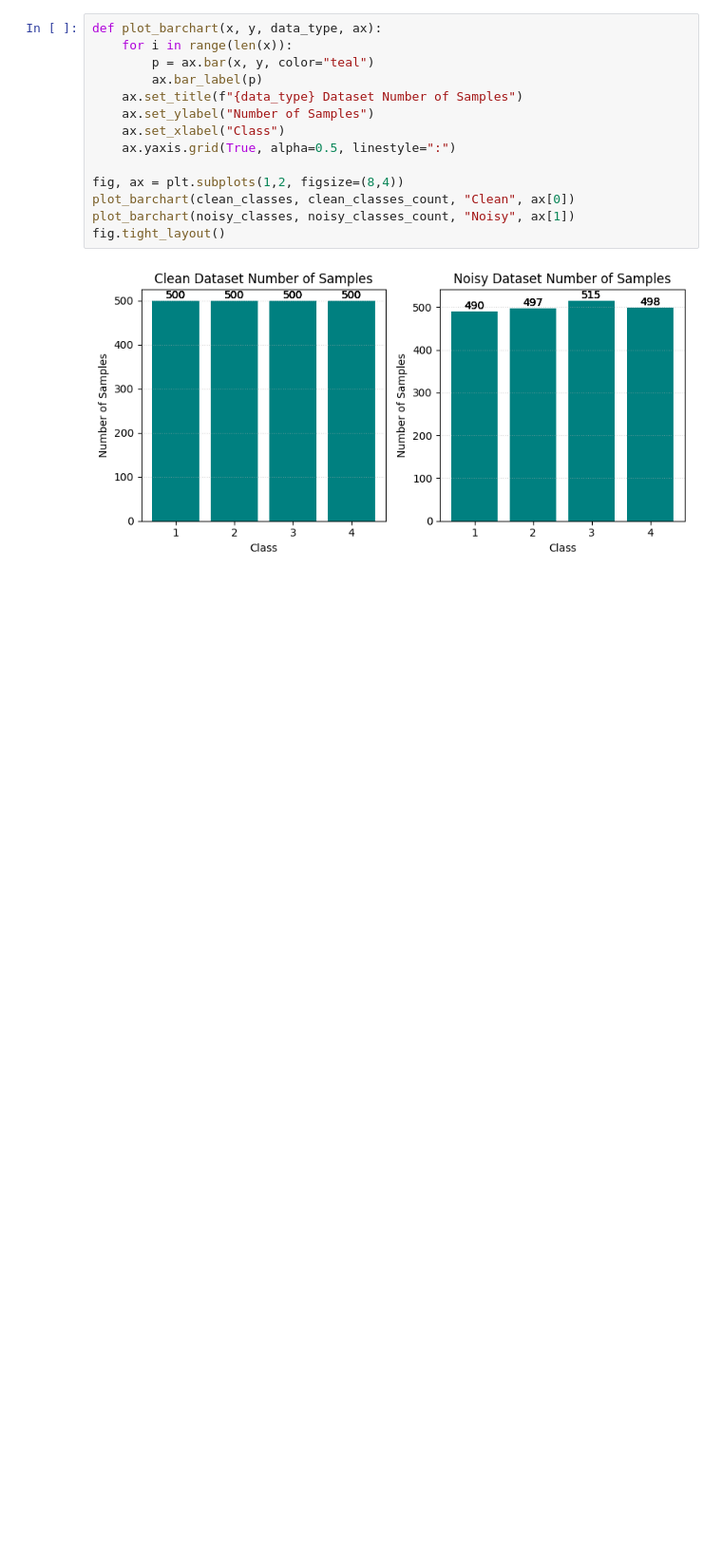
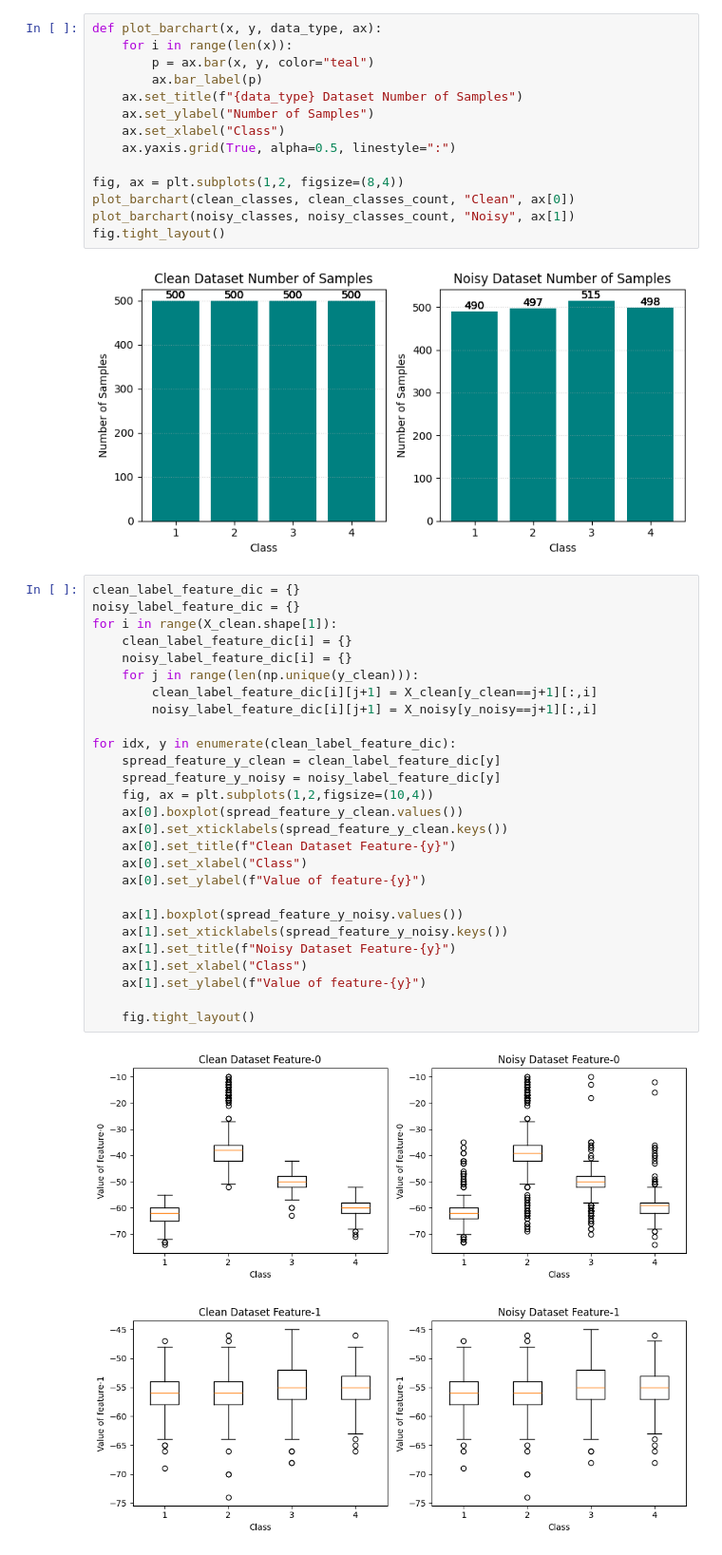
Before and after one commit to amin-abualhassan/intro2ml-cw1, a Jupyter notebook: dt_coursework/analytics.ipynb, the cells around one changed output. Shown at 95% size. Drawn from its saved outputs; the diff is of its cells as text; blank space fills up the shorter version.

```diff
--- a/dt_coursework/analytics.ipynb
+++ b/dt_coursework/analytics.ipynb
@@ -186,3 +238,33 @@ plot_barchart(noisy_classes, noisy_classes_count, "Noisy", ax[1])
 fig.tight_layout()
 # %% [output]
 [figure]
+# %%
+clean_label_feature_dic = {}
+noisy_label_feature_dic = {}
+for i in range(X_clean.shape[1]):
+    clean_label_feature_dic[i] = {}
+    noisy_label_feature_dic[i] = {}
+    for j in range(len(np.unique(y_clean))):
+        clean_label_feature_dic[i][j+1] = X_clean[y_clean==j+1][:,i]
+        noisy_label_feature_dic[i][j+1] = X_noisy[y_noisy==j+1][:,i]
+
+for idx, y in enumerate(clean_label_feature_dic):
+    spread_feature_y_clean = clean_label_feature_dic[y]
+    spread_feature_y_noisy = noisy_label_feature_dic[y]
+    fig, ax = plt.subplots(1,2,figsize=(10,4))
+    ax[0].boxplot(spread_feature_y_clean.values())
+    ax[0].set_xticklabels(spread_feature_y_clean.keys())
+    ax[0].set_title(f"Clean Dataset Feature-{y}")
+    ax[0].set_xlabel("Class")
+    ax[0].set_ylabel(f"Value of feature-{y}")
+
+    ax[1].boxplot(spread_feature_y_noisy.values())
+    ax[1].set_xticklabels(spread_feature_y_noisy.keys())
+    ax[1].set_title(f"Noisy Dataset Feature-{y}")
+    ax[1].set_xlabel("Class")
+    ax[1].set_ylabel(f"Value of feature-{y}")
+
+    fig.tight_layout()
+# %% [output]
+[figure, added]
+[figure, added]
```
Also changed, not shown: parts of 9 cells of this notebook, 3 other files.
